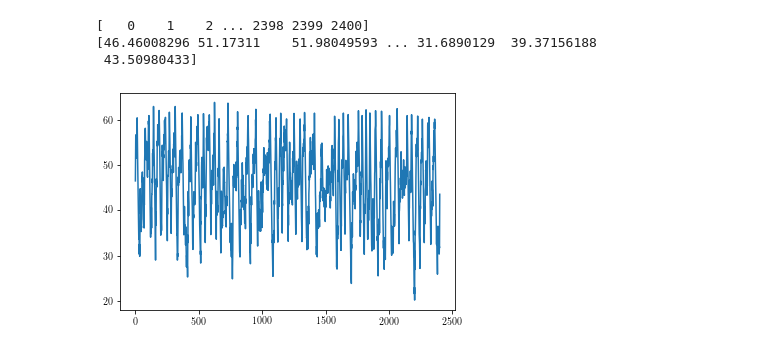
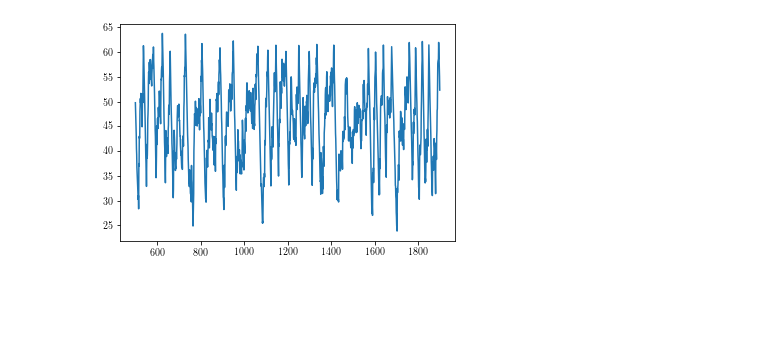
Before and after one commit to VasilievArtyom/PredictiveMaintenance, a Jupyter notebook: private/Tsyganov/wavelet.ipynb, the cells around one changed output. Cells and saved outputs as stored; diff of their text form; code cells hidden in the pictures; blank space fills up the shorter version.

```diff
--- a/private/Tsyganov/wavelet.ipynb
+++ b/private/Tsyganov/wavelet.ipynb
@@ -18,15 +20,12 @@ strdatatype = np.dtype([('N', np.int_, (2,)), ('Time_Count', np.int_ ), ('Mode',
 N, Time_Count, Mode, T, S, System_State = np.loadtxt(path.join(inpath, currentfile),
         unpack=True, delimiter=';', skiprows=1, dtype=strdatatype)
 # %%
-print(N[:, 1])
-print(T[:, 9])
-plt.plot(N[:, 1], T[:, 9])
+# print(N[:, 1])
+# print(T[:, 9])
+plt.plot(N[500:1900, 1], T[500:1900, 9])
 plt.show()
 # %% [output]
-[   0    1    2 ... 2398 2399 2400]
-[46.46008296 51.17311    51.98049593 ... 31.6890129  39.37156188
- 43.50980433]
-[figure, old version]
+[figure, new version]
 # %%
 # t = np.linspace(-1, 1, 601, endpoint=True)
 # sig  = np.cos(2 * np.pi * 7 * t) + signal.gausspulse(t - 0.4, fc=3)
```
Also changed, not shown: parts of 2 cells of this notebook, 12 other files.
